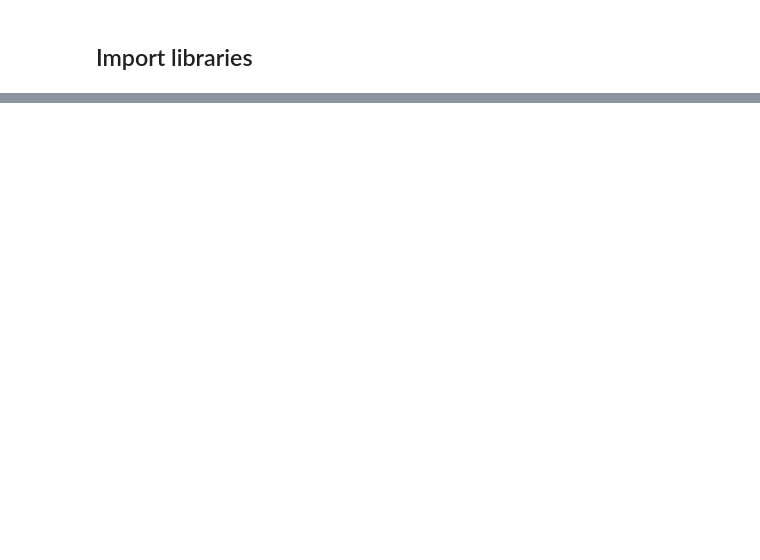
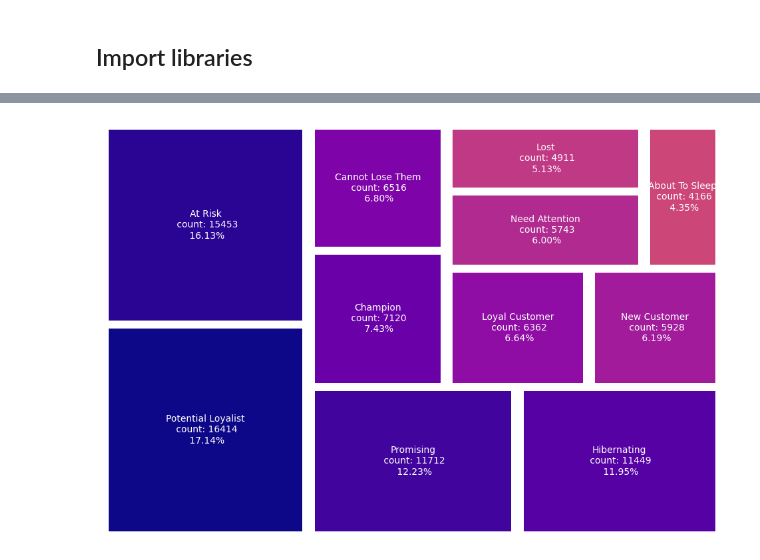
Before and after one commit to galvaowesley/ollist_brazilian_ecommerce_products_recommendation_system, a Jupyter notebook: customer_segmentation_and_products_recommentation.ipynb, the cells around one changed output, grey strips where cells are left out. Drawn from its saved outputs; the diff is of its cells as text; code cells hidden in the pictures; blank space fills up the shorter version.

```diff
--- a/customer_segmentation_and_products_recommentation.ipynb
+++ b/customer_segmentation_and_products_recommentation.ipynb
@@ -32,0 +480,10 @@ Requirement already satisfied: six>=1.5 in /usr/local/lib/python3.10/dist-packag
+# %%
+# for r_score, the lower the recency, the better
+customers_rfm['r_score'] = pd.qcut(customers_rfm['recency'], q=5, labels=[5, 4, 3, 2, 1]).astype(int)
+# for f_score, it's necessary to rank the values first, because there are many repeated values
+customers_rfm['f_score'] = pd.qcut(customers_rfm['frequency'].rank(method= 'first'), 5, [1, 2, 3, 4, 5]).astype(int)
+customers_rfm['m_score'] = pd.qcut(customers_rfm['monetary'], q=5, labels=[1, 2, 3, 4, 5]).astype(int)
+
+# calculating the RFM score
+customers_rfm['RFM'] = 100*customers_rfm['r_score'] + 10*customers_rfm['f_score'] + customers_rfm['m_score']
+customers_rfm.sample(5)
@@ -32,0 +562,3 @@ Requirement already satisfied: six>=1.5 in /usr/local/lib/python3.10/dist-packag
+# %%
+customers_rfm['customer_segment'] = customers_rfm['RFM'].apply(segment_from_rfm)
+customers_rfm.sample(5)
@@ -32,0 +588,28 @@ Requirement already satisfied: six>=1.5 in /usr/local/lib/python3.10/dist-packag
+# %%
+import matplotlib.pyplot as plt
+import squarify
+
+# Use squarify to plot the treemap of the segments
+plt.figure(figsize=(12, 8))
+
+# Data
+segment_counts = customers_rfm['customer_segment'].value_counts()
+total = segment_counts.sum()
+labels = [f'{segment}\n count: {count}\n {count/total:.2%}' for segment, count in segment_counts.items()]
+values = segment_counts.values
+
+# Define colors
+colors = plt.cm.plasma(np.linspace(0, 0.5, len(labels)))
+
+# Treemap
+squarify.plot(sizes = values, label = labels, color = colors,
+              pad = 0.1,
+              text_kwargs = {'fontsize': 10, 'color': 'white'}
+              )
+
+# Remove the axis:
+plt.axis("off")
+
+plt.show()
+# %% [output]
+[figure, added]
```
Also changed, not shown: parts of 65 cells of this notebook.
